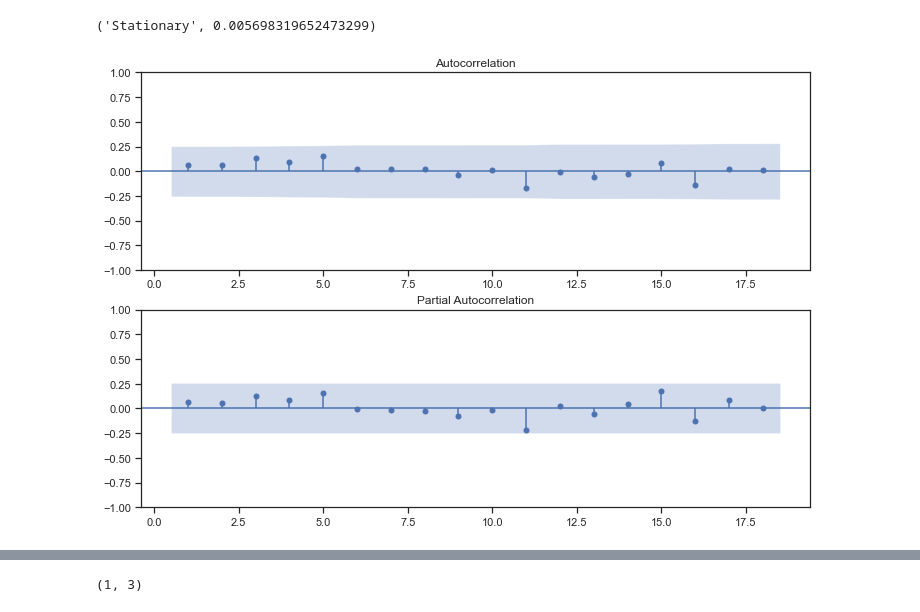
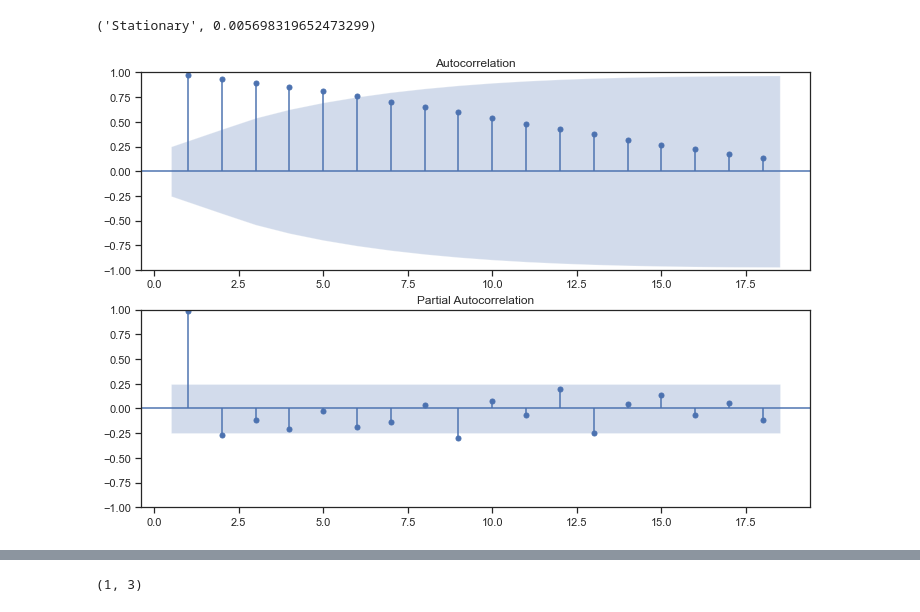
Before and after one commit to pauldcarroll/Forecasting, a Jupyter notebook: ARIMA/ARIMA.ipynb, the cells around one changed output, grey strips where cells are left out. Cells and saved outputs as stored; diff of their text form; code cells hidden in the pictures.

```diff
--- a/ARIMA/ARIMA.ipynb
+++ b/ARIMA/ARIMA.ipynb
@@ -102,11 +114,15 @@ check_stationarity(life_diff)
 'Stationary      p-value:0.005698319652473299    lags:0
 ('Stationary', 0.005698319652473299)
 # %%
-# As the life data does not show any obvious seasonality, trying to remove trend by differencing the data once.
+# Examining the autocorrelation plot. There is autocorrelation both in the Acf and PACF charts.
+# This shows that there will be values for p and for q in the modelling.
+# The PACF chart gives a p value for (p,d,q). Here it suggests strong significance at 1, and potentially some significance at 2.
+# The ACF chart gives strong significance indications up until point 5, potentially 6.
+# but these charts are run on the undifferenced data. Lets re-run them again on the differenced dataset.
 
 fig, ax = plt.subplots(2,1, figsize=(12,8))
-plot_acf(life_diff, zero=False, ax=ax[0])
-plot_pacf(life_diff, zero=False, ax=ax[1])
+plot_acf(life.Expectancy, zero=False, ax=ax[0])
+plot_pacf(life.Expectancy, zero=False, ax=ax[1])
 plt.show()
 # %% [output]
-[figure, old version]
+[figure, new version]
```
Also changed, not shown: parts of 18 cells of this notebook.
